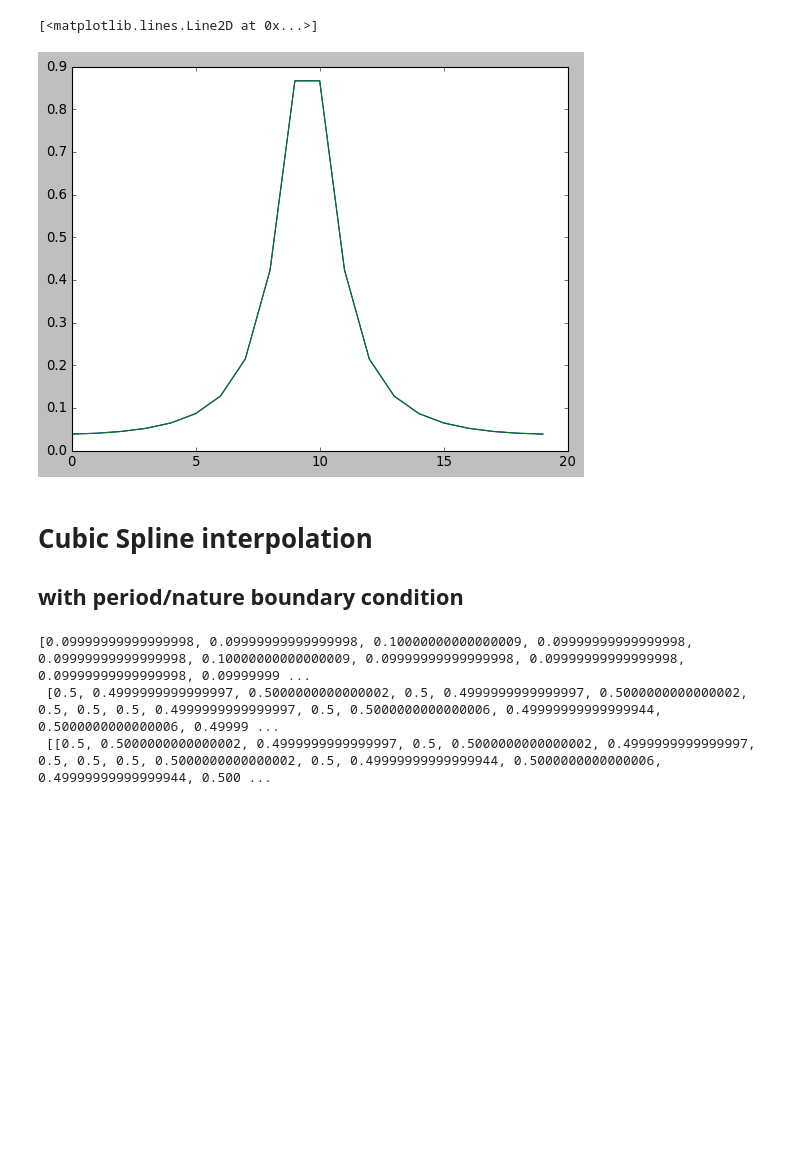
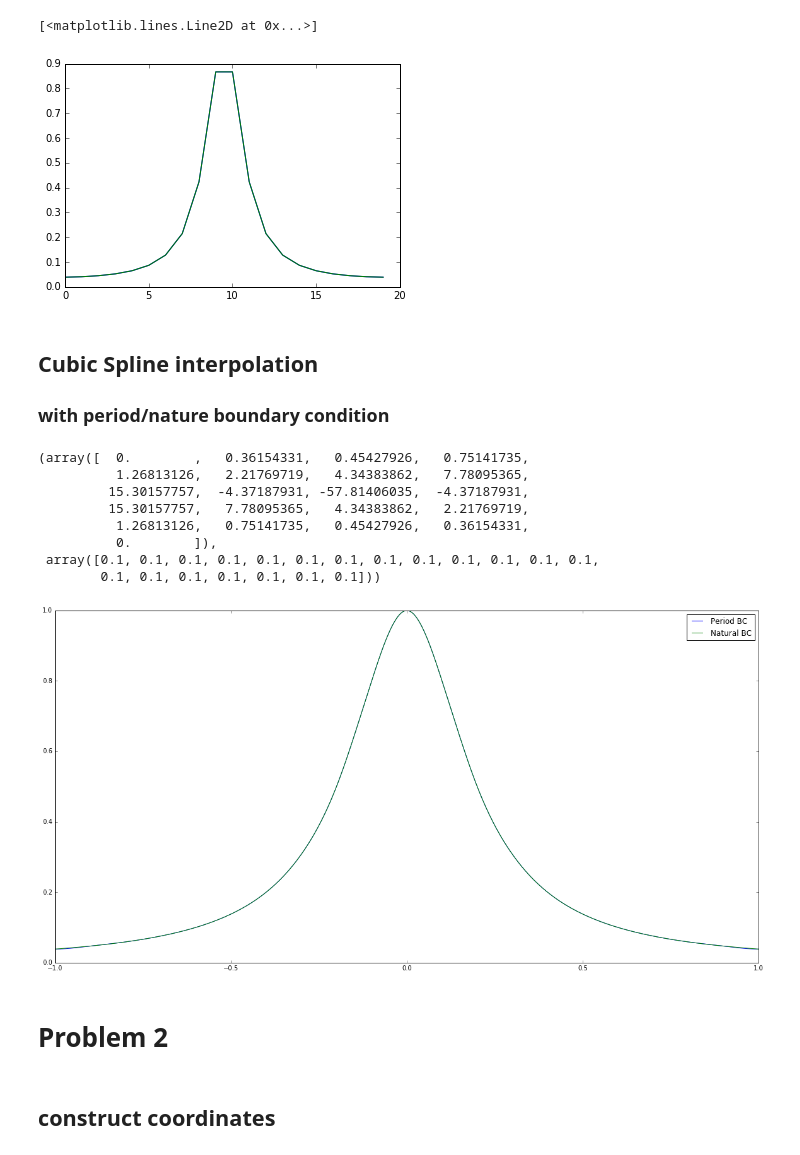
Before and after one commit to DickyChant/Compphy_2, a Jupyter notebook: hw2.ipynb, the cells around one changed output. Saved outputs shown, nothing was run; the diff lists cells and outputs as text; code cells hidden in the pictures; blank space fills up the shorter version.

```diff
--- a/hw2.ipynb
+++ b/hw2.ipynb
@@ -60,11 +65,12 @@ def Che_array(xs,N,func):
     return np.asarray(output)
 # %%
 x_che = np.cos(np.pi*(np.arange(0,20)+1/2)/20)
+plt.figure()
 plt.plot(runge(x_che))
 plt.plot(Che_array(x_che,20,runge))
 # %% [output]
 [<matplotlib.lines.Line2D at 0x...>]
-[figure, old version]
+[figure, new version]
 # %% [markdown]
-# Cubic Spline interpolation
-## with period/nature boundary condition
+## Cubic Spline interpolation
+### with period/nature boundary condition
@@ -81,6 +116,11 @@ def trd_sp(ptsx, ptsy,type = 0):#type = 0: period BC, type = 1: natural BC
 # %%
-trd_sp(points,runge(points))
+cubic_sp_M(points,runge(points),bctype=1)
 # %% [output]
-[0.09999999999999998, 0.09999999999999998, 0.10000000000000009, 0.09999999999999998, 0.09999999999999998, 0.10000000000000009, 0.09999999999999998, 0.09999999999999998, 0.09999999999999998, 0.09999999 ...
- [0.5, 0.4999999999999997, 0.5000000000000002, 0.5, 0.4999999999999997, 0.5000000000000002, 0.5, 0.5, 0.5, 0.4999999999999997, 0.5, 0.5000000000000006, 0.49999999999999944, 0.5000000000000006, 0.49999 ...
- [[0.5, 0.5000000000000002, 0.4999999999999997, 0.5, 0.5000000000000002, 0.4999999999999997, 0.5, 0.5, 0.5, 0.5000000000000002, 0.5, 0.49999999999999944, 0.5000000000000006, 0.49999999999999944, 0.500 ...
+(array([  0.        ,   0.36154331,   0.45427926,   0.75141735,
+          1.26813126,   2.21769719,   4.34383862,   7.78095365,
+         15.30157757,  -4.37187931, -57.81406035,  -4.37187931,
+         15.30157757,   7.78095365,   4.34383862,   2.21769719,
+          1.26813126,   0.75141735,   0.45427926,   0.36154331,
+          0.        ]),
+ array([0.1, 0.1, 0.1, 0.1, 0.1, 0.1, 0.1, 0.1, 0.1, 0.1, 0.1, 0.1, 0.1,
+        0.1, 0.1, 0.1, 0.1, 0.1, 0.1, 0.1]))
@@ -86,0 +159,15 @@ trd_sp(points,runge(points))
+# %%
+x_per,y_per = cubic_sp_plot(points,runge(points),ifplot=False)
+x_nat,y_nat = cubic_sp_plot(points,runge(points),bctype=1,ifplot=False)
+plt.figure(figsize=(20,10))
+plt.plot(x_per,y_per,label='Period BC')
+plt.plot(x_per,y_nat,label='Natural BC')
+# plt.plot(x_per,runge(x_per),label='Original Func')
+plt.legend()
+plt.savefig("test.eps")
+# %% [output]
+[figure, added]
+# %% [markdown]
+# Problem 2
+# %% [markdown]
+## construct coordinates
```
Also changed, not shown: parts of 14 cells of this notebook, 1 other file.
